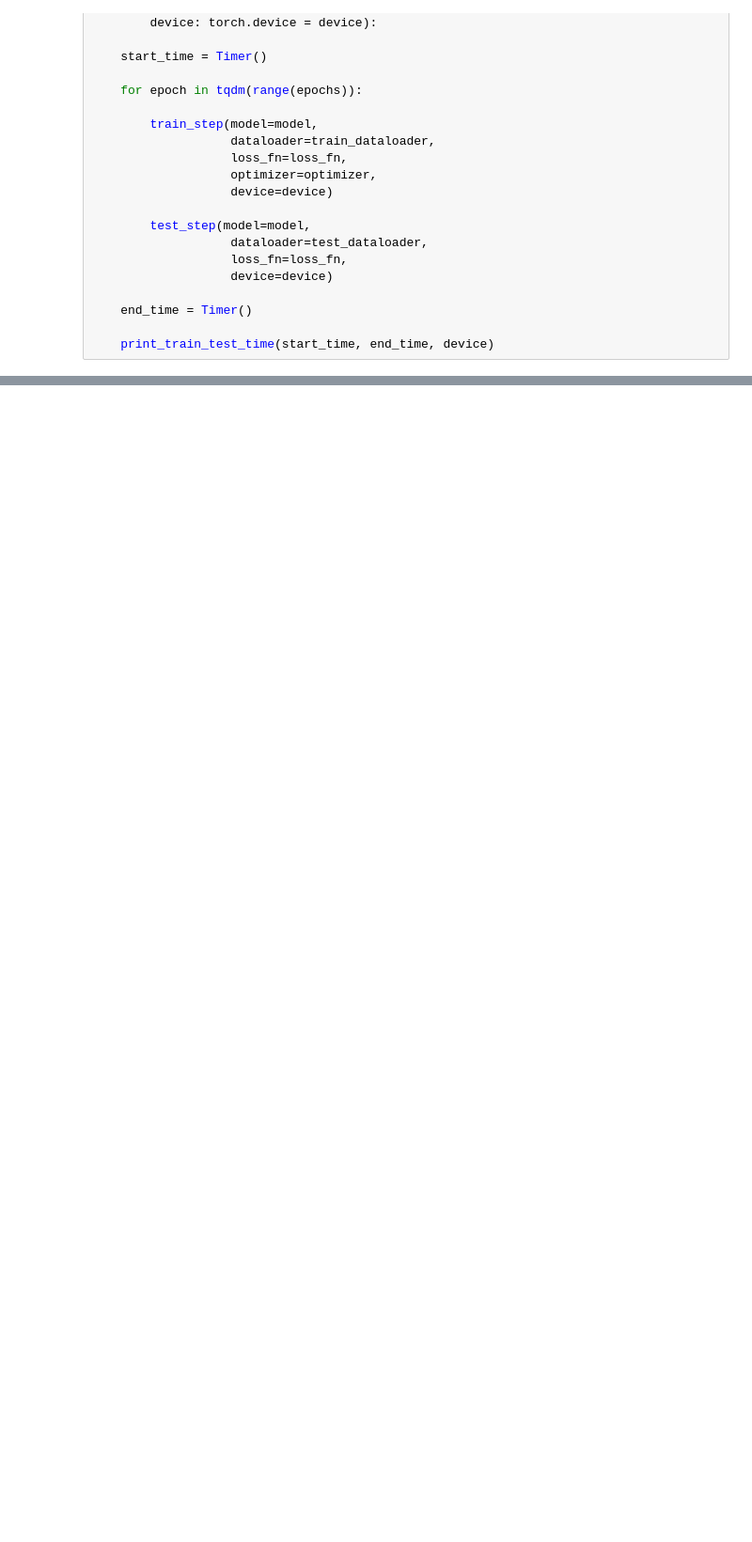
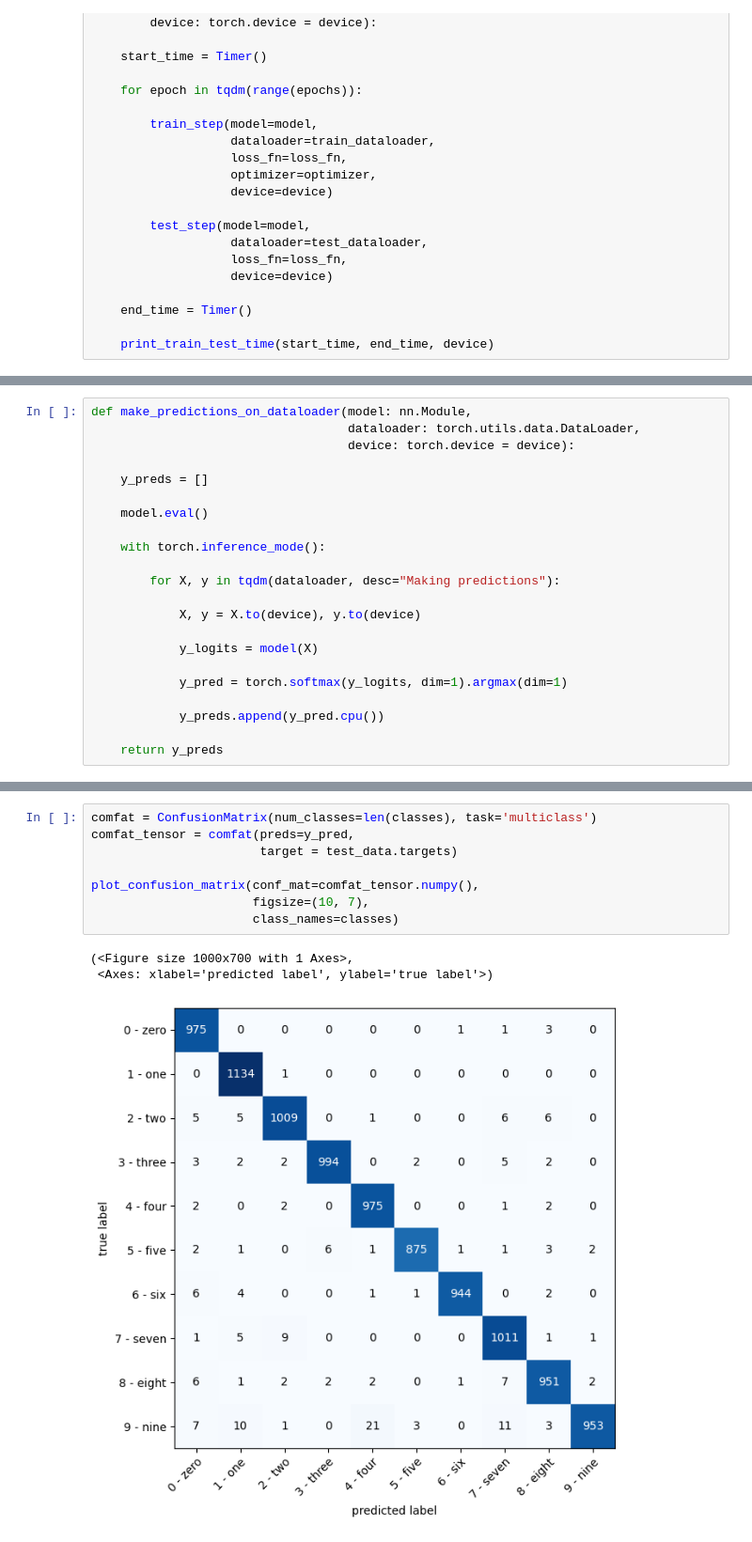
Before and after one commit to MuhammadAbuBakarQureshi/Machine-Learning, a Jupyter notebook: PyTorch/09-PyTorch-Computer-Vision-MNIST.ipynb, the cells around one changed output, grey strips where cells are left out. Shown at 94% size. Cells and saved outputs as stored; diff of their text form; blank space fills up the shorter version.

```diff
--- a/PyTorch/09-PyTorch-Computer-Vision-MNIST.ipynb
+++ b/PyTorch/09-PyTorch-Computer-Vision-MNIST.ipynb
@@ -459,0 +486,22 @@ eval_model(model_0, test_dataloader, loss_fn, device)
+# %%
+def make_predictions_on_dataloader(model: nn.Module,
+                                   dataloader: torch.utils.data.DataLoader,
+                                   device: torch.device = device):
+
+    y_preds = []
+
+    model.eval()
+
+    with torch.inference_mode():
+
+        for X, y in tqdm(dataloader, desc="Making predictions"):
+
+            X, y = X.to(device), y.to(device)
+
+            y_logits = model(X)
+
+            y_pred = torch.softmax(y_logits, dim=1).argmax(dim=1)
+
+            y_preds.append(y_pred.cpu())
+
+    return y_preds
@@ -459,0 +569,12 @@ eval_model(model_0, test_dataloader, loss_fn, device)
+# %%
+comfat = ConfusionMatrix(num_classes=len(classes), task='multiclass')
+comfat_tensor = comfat(preds=y_pred,
+                       target = test_data.targets)
+
+plot_confusion_matrix(conf_mat=comfat_tensor.numpy(),
+                      figsize=(10, 7),
+                      class_names=classes)
+# %% [output]
+(<Figure size 1000x700 with 1 Axes>,
+ <Axes: xlabel='predicted label', ylabel='true label'>)
+[figure, added]
```
Also changed, not shown: parts of 33 cells of this notebook.
